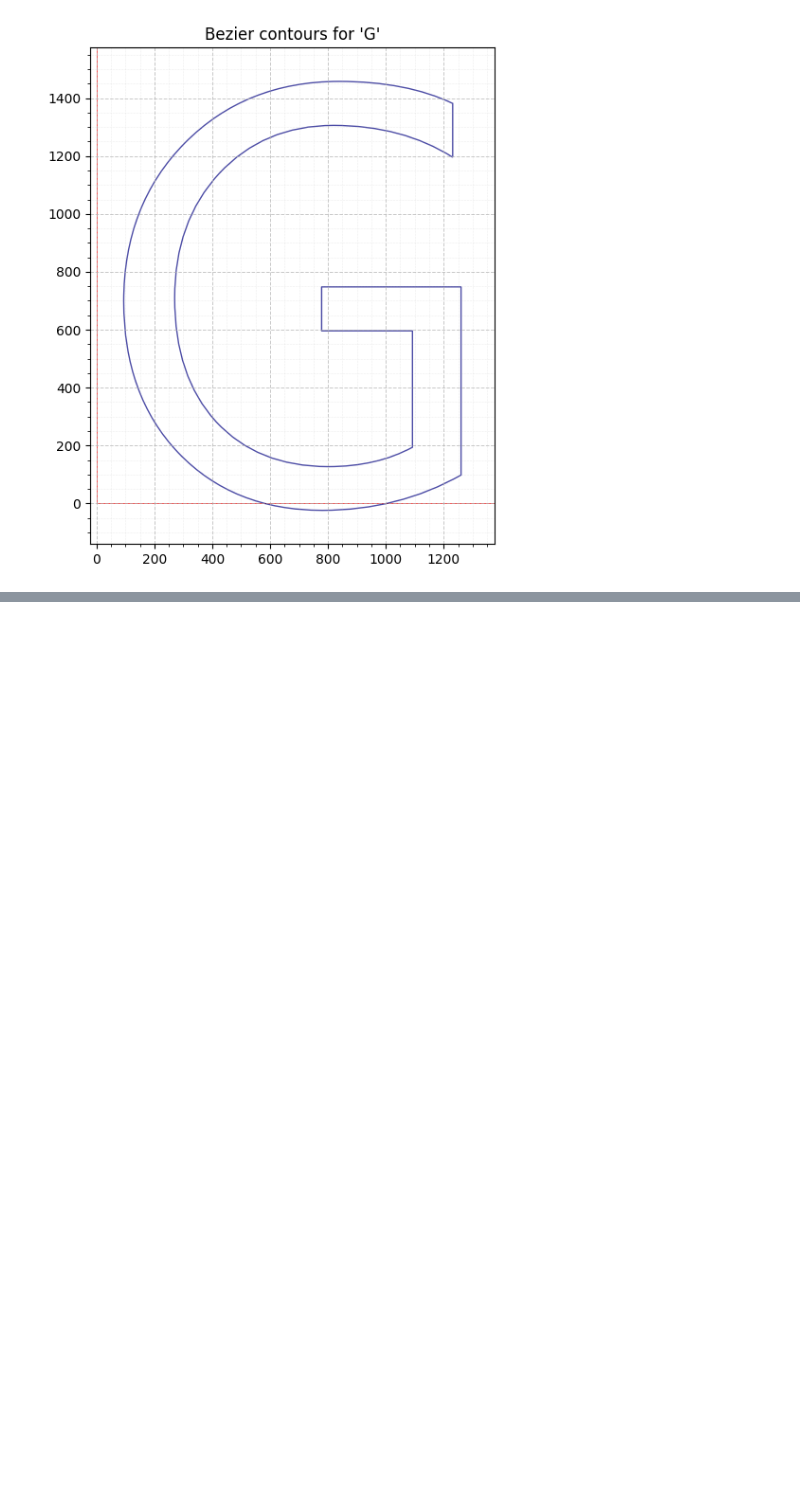
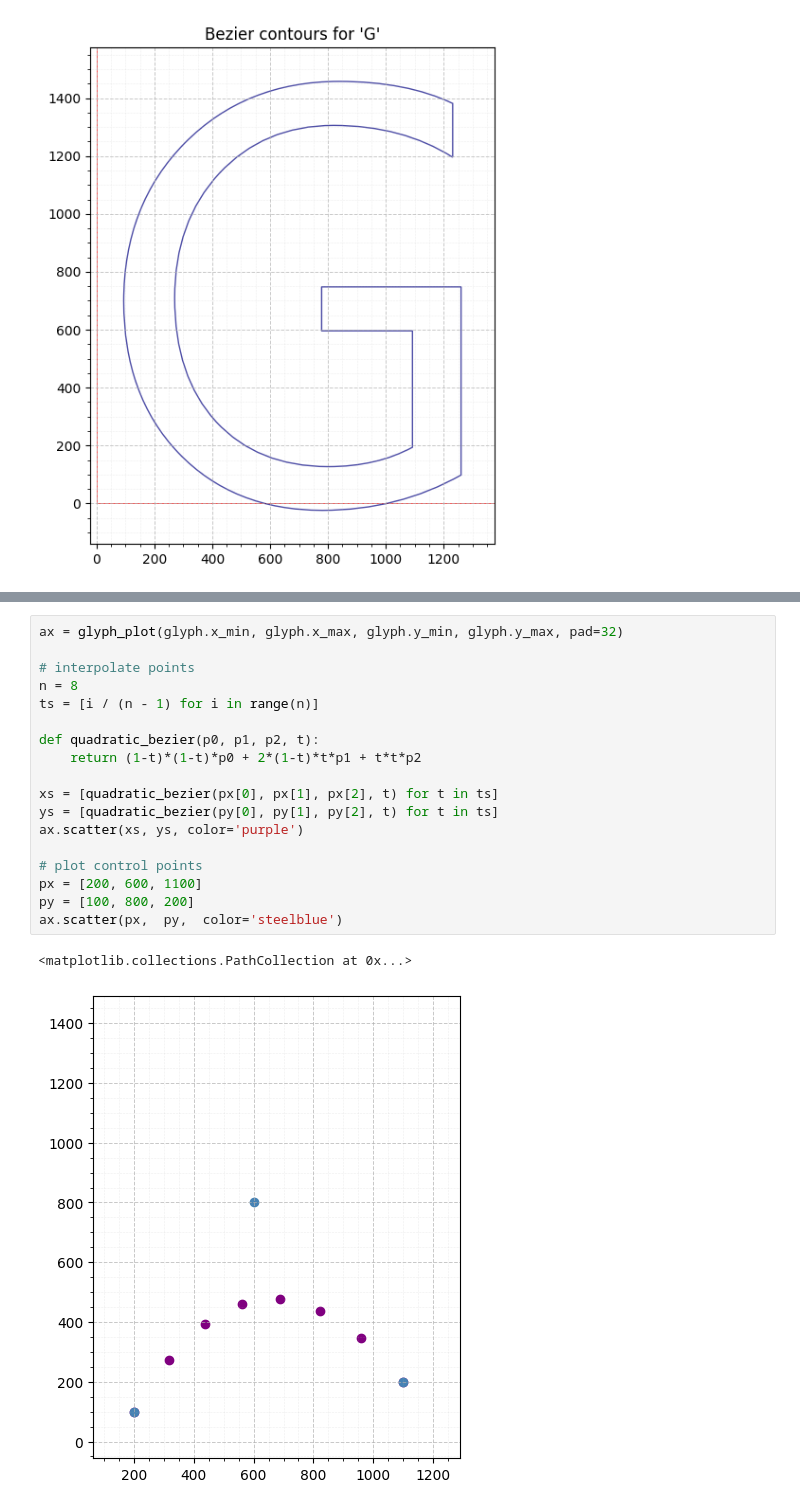
Before and after one commit to vidstige/cookie-talks, a Jupyter notebook: truetype/truetype.ipynb, the cells around one changed output, grey strips where cells are left out. Saved outputs shown, nothing was run; the diff lists cells and outputs as text; blank space fills up the shorter version.

```diff
--- a/truetype/truetype.ipynb
+++ b/truetype/truetype.ipynb
@@ -457,0 +467,21 @@ plt.show()
+# %%
+ax = glyph_plot(glyph.x_min, glyph.x_max, glyph.y_min, glyph.y_max, pad=32)
+
+# interpolate points
+n = 8
+ts = [i / (n - 1) for i in range(n)]
+
+def quadratic_bezier(p0, p1, p2, t):
+    return (1-t)*(1-t)*p0 + 2*(1-t)*t*p1 + t*t*p2
+
+xs = [quadratic_bezier(px[0], px[1], px[2], t) for t in ts]
+ys = [quadratic_bezier(py[0], py[1], py[2], t) for t in ts]
+ax.scatter(xs, ys, color='purple')
+
+# plot control points
+px = [200, 600, 1100]
+py = [100, 800, 200]
+ax.scatter(px,  py,  color='steelblue')
+# %% [output]
+<matplotlib.collections.PathCollection at 0x...>
+[figure, added]
```
Also changed, not shown: parts of 2 cells of this notebook.
